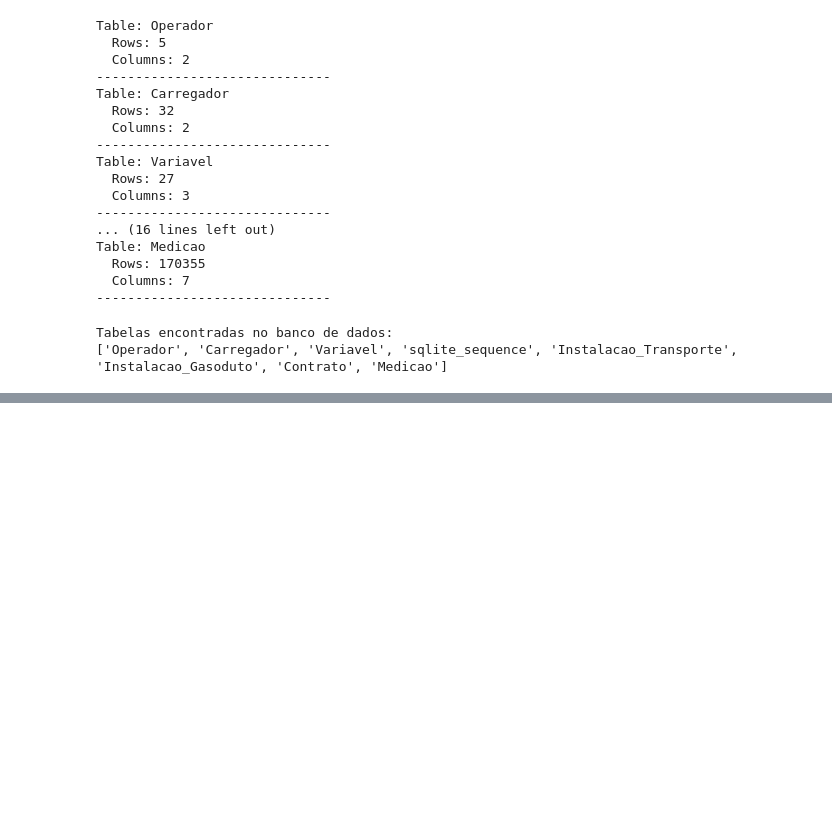
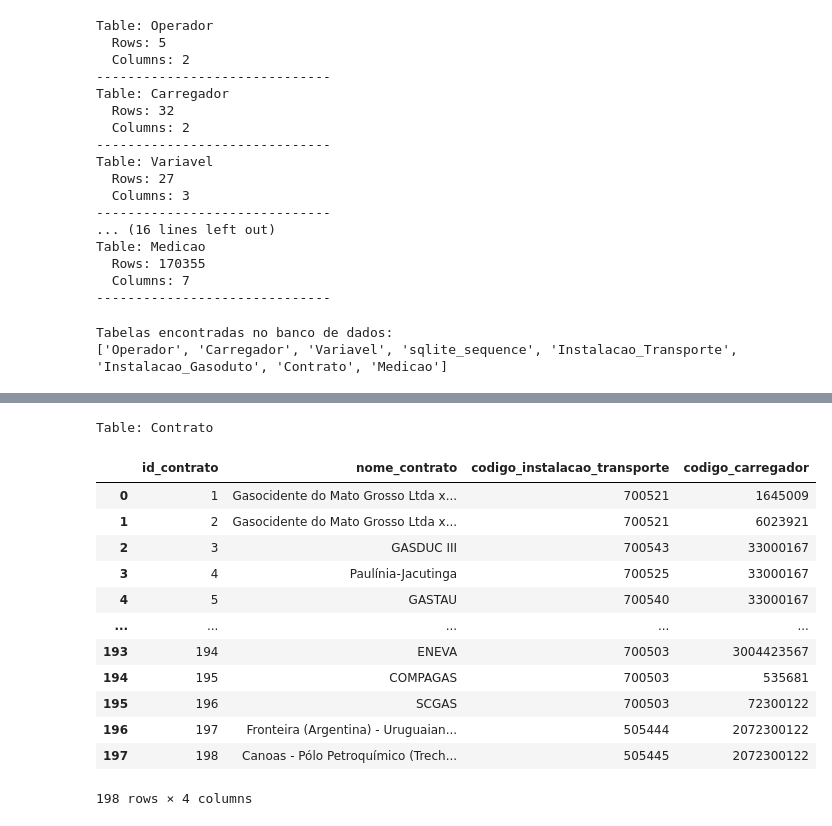
Before and after one commit to RaphaelLeivas/ibd-2025-1, a Jupyter notebook: TP2/Normalização.ipynb, the cells around one changed output, grey strips where cells are left out. Drawn from its saved outputs; the diff is of its cells as text; code cells hidden in the pictures; blank space fills up the shorter version.

```diff
--- a/TP2/Normalização.ipynb
+++ b/TP2/Normalização.ipynb
@@ -944,0 +1009,20 @@ ValueError: The python kernel does not appear to be a conda environment.  Please
+# %%
+# Step 4: Close connection
+df = pd.read_sql_query(f"SELECT * FROM Contrato", conn)
+print(f"Table: Contrato")
+df
+# %% [output]
+Table: Contrato
+|  | id_contrato | nome_contrato | codigo_instalacao_transporte | codigo_carregador |
+| 0 | 1 | Gasocidente do Mato Grosso Ltda x... | 700521 | 1645009 |
+| 1 | 2 | Gasocidente do Mato Grosso Ltda x... | 700521 | 6023921 |
+| 2 | 3 | GASDUC III | 700543 | 33000167 |
+| 3 | 4 | Paulínia-Jacutinga | 700525 | 33000167 |
+| 4 | 5 | GASTAU | 700540 | 33000167 |
+| ... | ... | ... | ... | ... |
+| 193 | 194 | ENEVA | 700503 | 3004423567 |
+| 194 | 195 | COMPAGAS | 700503 | 535681 |
+| 195 | 196 | SCGAS | 700503 | 72300122 |
+| 196 | 197 | Fronteira (Argentina) - Uruguaian... | 505444 | 2072300122 |
+| 197 | 198 | Canoas - Pólo Petroquímico (Trech... | 505445 | 2072300122 |
+198 rows × 4 columns
```
Also changed, not shown: parts of 10 cells of this notebook, 1 other file.
